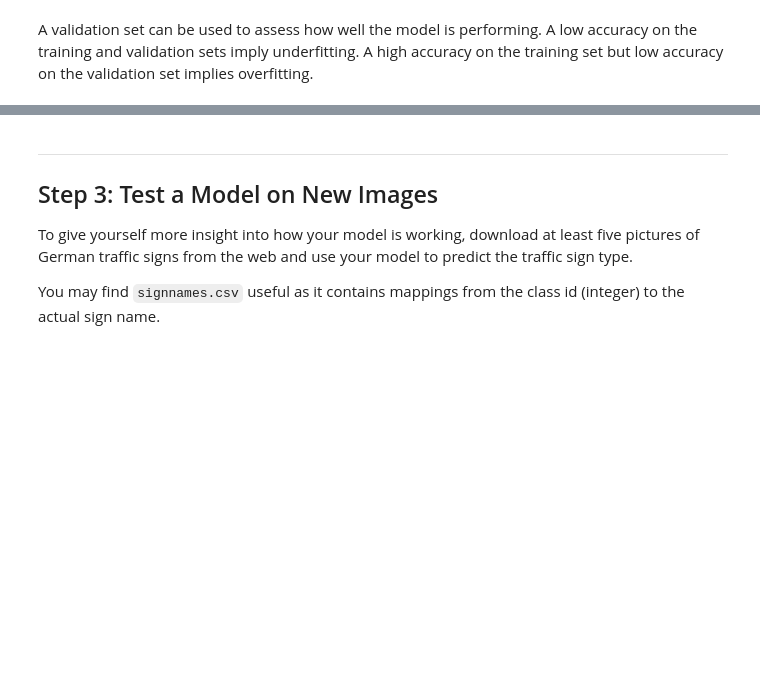
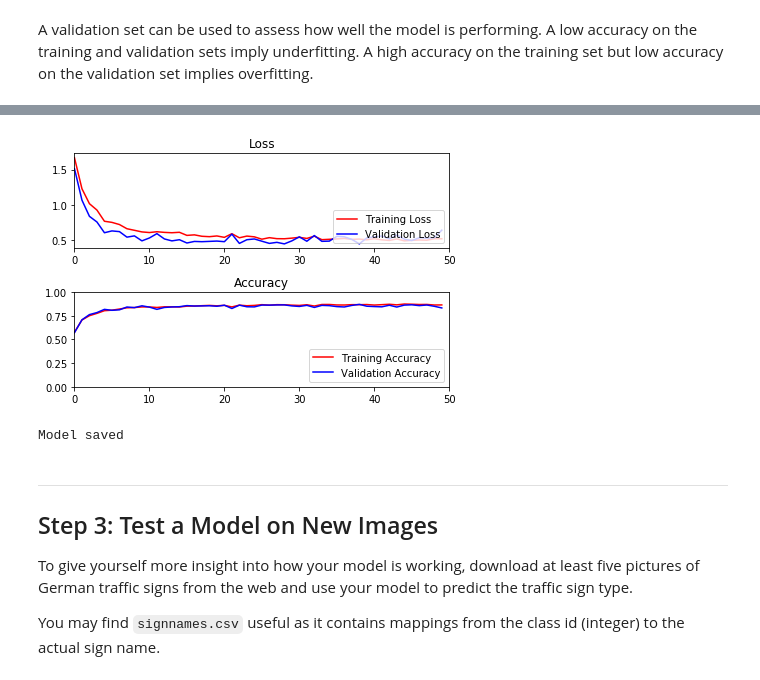
Before and after one commit to bryan0806/Udacity-CarND-Traffic-Sign-Classifier-Project, a Jupyter notebook: Traffic_Sign_Classifier.ipynb, the cells around one changed output, grey strips where cells are left out. Cells and saved outputs as stored; diff of their text form; code cells hidden in the pictures; blank space fills up the shorter version.

```diff
--- a/Traffic_Sign_Classifier.ipynb
+++ b/Traffic_Sign_Classifier.ipynb
@@ -656,7 +701,7 @@ while(test_repeat_times[min_test_idx] > 10 and test_idx >0):
         #print("test sign is",test_sign)
         #print("test_idx is ", test_idx)
         if(test_repeat_times[test_sign]-1>0):
-            new_test_image = transform_image(image,20,10,5)
+            new_test_image = transform_image(image,10,10,5)
             new_test.append(new_test_image)
             new_test_y_value.append(test_sign)
             test_index += 1
@@ -737,7 +782,7 @@ while(valid_repeat_times[min_valid_idx] > 10 and valid_idx >0):
         #print("test sign is",test_sign)
         #print("test_idx is ", test_idx)
         if(valid_repeat_times[valid_sign]-1>0):
-            new_valid_image = transform_image(image,20,10,5)
+            new_valid_image = transform_image(image,10,10,5)
             new_valid.append(new_valid_image)
             new_valid_y_value.append(valid_sign)
             valid_index += 1
@@ -920,6 +965,18 @@ plt.figure(figsize=(1,1))
 plt.imshow(image)
 print(y_train[index])
 
+# transfer test data
+new_test = []
+for image in X_test:
+    new_test_image = rgb2gray(image)
+    new_test.append(new_valid_image)
+
+new_test_reshape = np.reshape(new_valid,(-1,32,32,1))
+test_shape = new_test_reshape[0].shape
+print("test image shape =",test_shape)
+X_test = new_test_reshape
+
+
 
 # transfer valid data
 new_valid = []
@@ -1073,17 +1130,17 @@ def LeNet(x):
 
     # Store layers weight & bias
     weights = {
-        'wc1': tf.Variable(tf.random_normal([3, 3, 3, 6],mean=mu, stddev=sigma)),
-        'wc2': tf.Variable(tf.random_normal([3, 3, 6, 32],mean=mu, stddev=sigma)),
-        'wd1': tf.Variable(tf.random_normal([1152, 512],mean=mu, stddev=sigma)),
-        'wd2': tf.Variable(tf.random_normal([512, 512],mean=mu, stddev=sigma)),
-        'out': tf.Variable(tf.random_normal([512, 43],mean=mu, stddev=sigma))}
+        'wc1': tf.Variable(tf.random_normal([4, 4, 3, 6],mean=mu, stddev=sigma)),
+        'wc2': tf.Variable(tf.random_normal([4, 4, 6, 32],mean=mu, stddev=sigma)),
+        'wd1': tf.Variable(tf.random_normal([800, 120],mean=mu, stddev=sigma)),
+        'wd2': tf.Variable(tf.random_normal([120, 84],mean=mu, stddev=sigma)),
+        'out': tf.Variable(tf.random_normal([84, 43],mean=mu, stddev=sigma))}
 
     biases = {
         'bc1': tf.Variable(tf.random_normal([6],mean=mu, stddev=sigma)),
         'bp1': tf.Variable(tf.random_normal([32],mean=mu, stddev=sigma)),
-        'bd1': tf.Variable(tf.random_normal([512],mean=mu, stddev=sigma)),
-        'bd2': tf.Variable(tf.random_normal([512],mean=mu, stddev=sigma)),
+        'bd1': tf.Variable(tf.random_normal([120],mean=mu, stddev=sigma)),
+        'bd2': tf.Variable(tf.random_normal([84],mean=mu, stddev=sigma)),
         'out': tf.Variable(tf.random_normal([43],mean=mu, stddev=sigma))}
 
 
@@ -1199,7 +1333,7 @@ with tf.Session() as sess:
         for offset in range(0, num_examples, BATCH_SIZE):
             end = offset + BATCH_SIZE
             batch_x, batch_y = X_train[offset:end], y_train[offset:end]
-            sess.run(training_operation, feed_dict={x: batch_x, y: batch_y,keep_prob: 0.7})
+            sess.run(training_operation, feed_dict={x: batch_x, y: batch_y,keep_prob: 0.5})
 
 
         # Log accuracy and loss every epoch
@@ -1263,3 +1397,5 @@ Validation accuracy = 0.800
+[figure, added]
+Model saved
 # %% [markdown]
 ---
 
```
Also changed, not shown: parts of 15 cells of this notebook, 5 other files.
